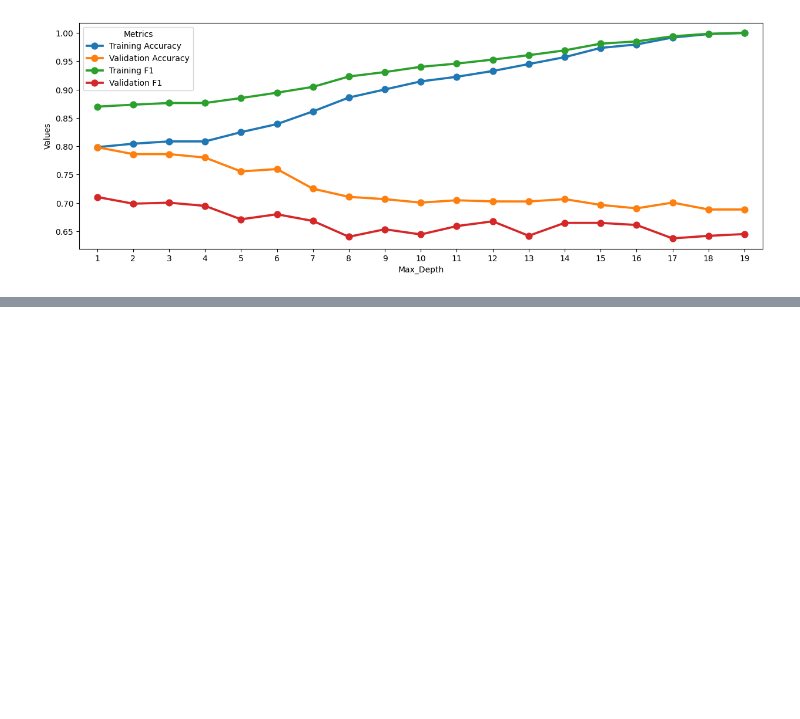
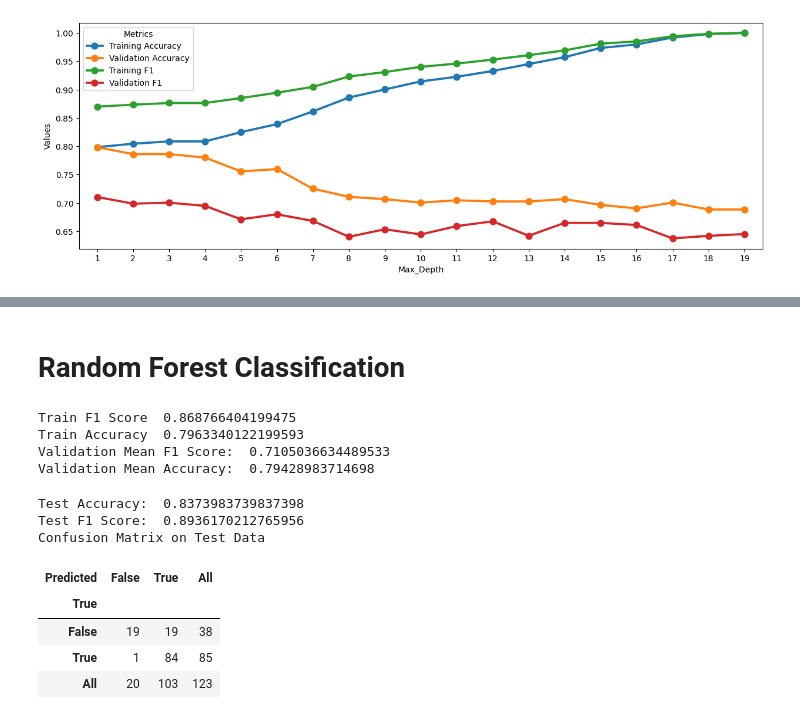
Before and after one commit to Rlenmeyer/LoanPrediction, a Jupyter notebook: LoanPrediction.ipynb, the cells around one changed output, grey strips where cells are left out. Saved outputs shown, nothing was run; the diff lists cells and outputs as text; code cells hidden in the pictures; blank space fills up the shorter version.

```diff
--- a/LoanPrediction.ipynb
+++ b/LoanPrediction.ipynb
@@ -256,0 +294,13 @@ graph
+# %%
+from sklearn.metrics import confusion_matrix
+tree_clf = DecisionTreeClassifier(max_depth=3,min_samples_leaf = 35)
+tree_clf.fit(X_train,y_train)
+y_pred = tree_clf.predict(X_test_imp)
+print("Test Accuracy: ",accuracy_score(y_test,y_pred))
+print("Test F1 Score: ",f1_score(y_test,y_pred))
+print("Confusion Matrix on Test Data")
+print(pd.crosstab(y_test, y_pred, rownames=['True'], colnames=['Predicted'], margins=True))
+
+dot_data = tree.export_graphviz(tree_clf,feature_names = x.columns.tolist())
+graph = graphviz.Source(dot_data)
+graph
@@ -256,0 +317,31 @@ graph
+# %% [markdown]
+# Random Forest Classification
+# %%
+rf_clf = RandomForestClassifier(n_estimators=100,max_depth=3,min_samples_leaf = 10)
+rf_clf.fit(X_train,y_train)
+y_pred = rf_clf.predict(X_train)
+print("Train F1 Score ", f1_score(y_train,y_pred))
+print("Train Accuracy ", accuracy_score(y_train,y_pred))
+
+print("Validation Mean F1 Score: ",cross_val_score(rf_clf,X_train,y_train,cv=5,scoring='f1_macro').mean())
+print("Validation Mean Accuracy: ",cross_val_score(rf_clf,X_train,y_train,cv=5,scoring='accuracy').mean())
+# %% [output]
+Train F1 Score  0.868766404199475
+Train Accuracy  0.7963340122199593
+Validation Mean F1 Score:  0.7105036634489533
+Validation Mean Accuracy:  0.79428983714698
+# %%
+y_pred = rf_clf.predict(X_test_imp)
+print("Test Accuracy: ",accuracy_score(y_test,y_pred))
+print("Test F1 Score: ",f1_score(y_test,y_pred))
+print("Confusion Matrix on Test Data")
+pd.crosstab(y_test, y_pred, rownames=['True'], colnames=['Predicted'], margins=True)
+# %% [output]
+Test Accuracy:  0.8373983739837398
+Test F1 Score:  0.8936170212765956
+Confusion Matrix on Test Data
+| Predicted | False | True | All |
+| True |  |  |  |
+| False | 19 | 19 | 38 |
+| True | 1 | 84 | 85 |
+| All | 20 | 103 | 123 |
```
Also changed, not shown: parts of 6 cells of this notebook.
